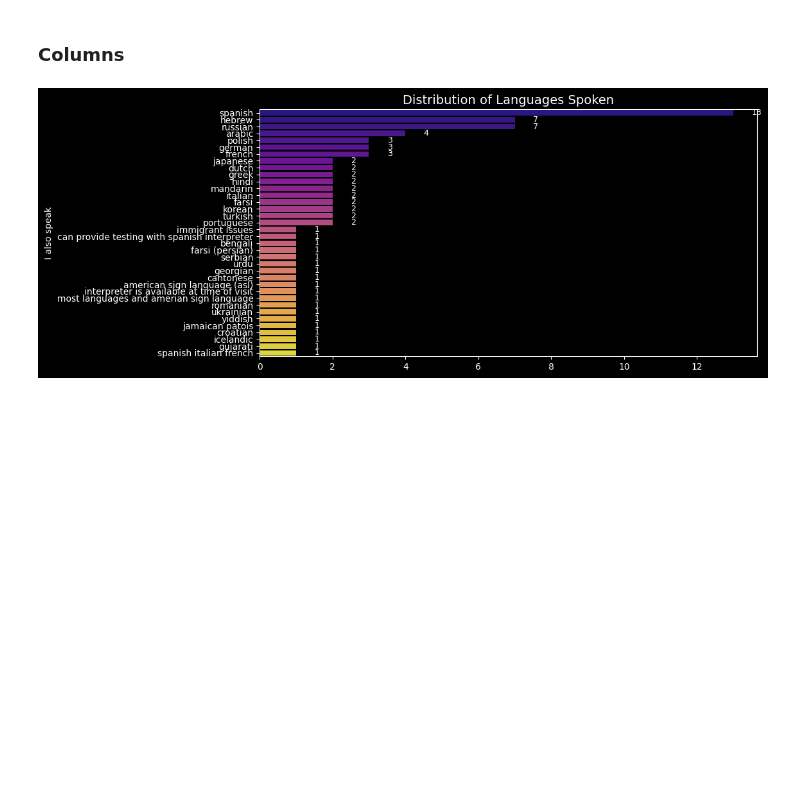
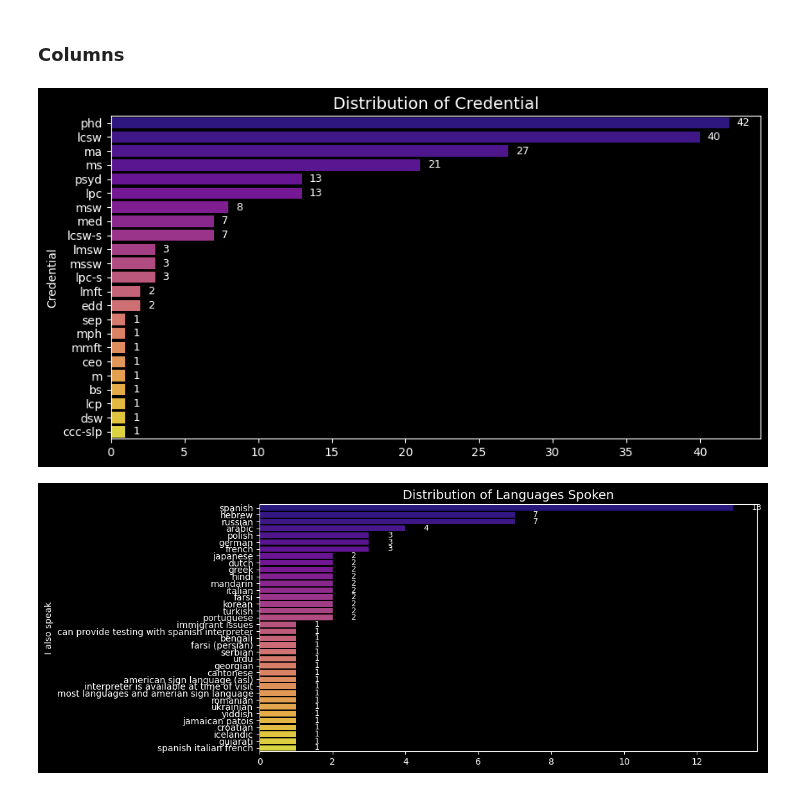
Before and after one commit to pallavmarch/Psychologytoday-therapist-analysis, a Jupyter notebook: PsychologyToday_Dementia_analysis.ipynb, the cells around one changed output. Saved outputs shown, nothing was run; the diff lists cells and outputs as text; code cells hidden in the pictures; blank space fills up the shorter version.

```diff
--- a/PsychologyToday_Dementia_analysis.ipynb
+++ b/PsychologyToday_Dementia_analysis.ipynb
@@ -11,11 +11,11 @@ import warnings
 warnings.filterwarnings("ignore")
 
 !pip install xlsxwriter
-!pip install pgeocode
-import pgeocode
+#!pip install pgeocode
+#import pgeocode
 
 
 ##### Texas | California | Florida | New York
-selected_state = "New York"
+selected_state = "Texas"
 # %% [output]
 Requirement already satisfied: xlsxwriter in /usr/local/lib/python3.11/dist-packages (3.2.2)
@@ -34,7 +22,7 @@ Requirement already satisfied: six>=1.5 in /usr/local/lib/python3.11/dist-packag
 # %%
 state_files = {
     "Texas": {
-        "input": "/content/therapist_data_Texas.csv",
+        "input": "/content/therapist_data_texas.csv",
         "output": "Dementia_Analysis_Texas.xlsx"
     },
     "California": {
@@ -64,6 +52,6 @@ df.shape
 # %%
-print(f"Null Location: {len(df[df['Location'].isnull()]) / len(df) * 100:.4f}%")
-df.dropna(subset=['Location'], inplace=True)
-df = df.drop_duplicates(subset=['Profile URL'], keep='first')
-print(f"Null Location: {len(df[df['Location'].isnull()]) / len(df) * 100:.4f}%")
+#print(f"Null Location: {len(df[df['Location'].isnull()]) / len(df) * 100:.4f}%")
+#df.dropna(subset=['Location'], inplace=True)
+#df = df.drop_duplicates(subset=['Profile URL'], keep='first')
+#print(f"Null Location: {len(df[df['Location'].isnull()]) / len(df) * 100:.4f}%")
 # %% [output]
@@ -158,10 +145,6 @@ def plot_donut(data, title):
 # %% [markdown]
 # DEMENTIA
 # %%
-#   df['Age'] = df['Age'].replace({'Elders (65+)': 'Elders'})
-#   df['Elders (65+)'] = df['Age'].str.lower().str.contains('elders', na=False)
-
-
 conditions = ['dementia', 'autism', 'depression']
 for condition in conditions:
     df[condition.capitalize()] = (
@@ -172,24 +155,19 @@ for condition in conditions:
 
 Dementia=df[df['Dementia']==True]
 
-Dementia=Dementia[['Name','Title', 'Location', 'ZIP Code', 'State',
+Dementia=Dementia[['Name','Title', 'Credential', 'Availability', 'City', 'State', 'ZIP Code',
                   'Individual Sessions ($)', 'Couple Sessions ($)',
                   'Insurance', 'Top Specialties', 'Expertise', 'Types of Therapy',
                   'In Practice (years)', 'Membership', 'Certificate',
                   'Major/Degree', 'Graduation Year', 'I also speak', 'Dementia']]
 
+Dementia = Dementia.replace('Not Found', np.nan)
+
+#Dementia[columns_to_lower] = Dementia[columns_to_lower].apply(lambda x: x.str.lower().replace('not found', np.nan))
+
+#currency_columns = ["Individual Sessions ($)", "Couple Sessions ($)", "In Practice (years)", "Graduation Year"]
+#Dementia[currency_columns] = (Dementia[currency_columns].replace({'\\$': '', ',': '', 'Not Found': np.nan}, regex=True).apply(pd.to_numeric))
 
 
-columns_to_lower = ['Expertise', 'Title', 'Insurance', 'I also speak', 'Top Specialties', 'Certificate', 'Major/Degree', 'Types of Therapy', 'Membership']
-Dementia[columns_to_lower] = Dementia[columns_to_lower].apply(lambda x: x.str.lower().replace('not found', np.nan))
-
-currency_columns = ["Individual Sessions ($)", "Couple Sessions ($)", "In Practice (years)", "Graduation Year"]
-Dementia[currency_columns] = (Dementia[currency_columns].replace({'\\$': '', ',': '', 'Not Found': np.nan},
-                              regex=True).apply(pd.to_numeric))
-
-
-Dementia['ZIP Code'] = Dementia['ZIP Code'].astype(int)
-
-
-print(f"Size of Dementia: {Dementia.shape}")
+#Dementia['ZIP Code'] = Dementia['ZIP Code'].astype(int)
 Dementia.info()
@@ -879,5 +865,9 @@ state_city_groups = {
 # %% [markdown]
 ### Columns
+# %%
+plot_horizontalBar(Dementia['Credential'].value_counts(), "Distribution of Credential")
+# %% [output]
+[figure, added]
 # %%
 ###############################  Language  ###############################
 phrases_to_remove = [
```
Also changed, not shown: parts of 7 cells of this notebook.
